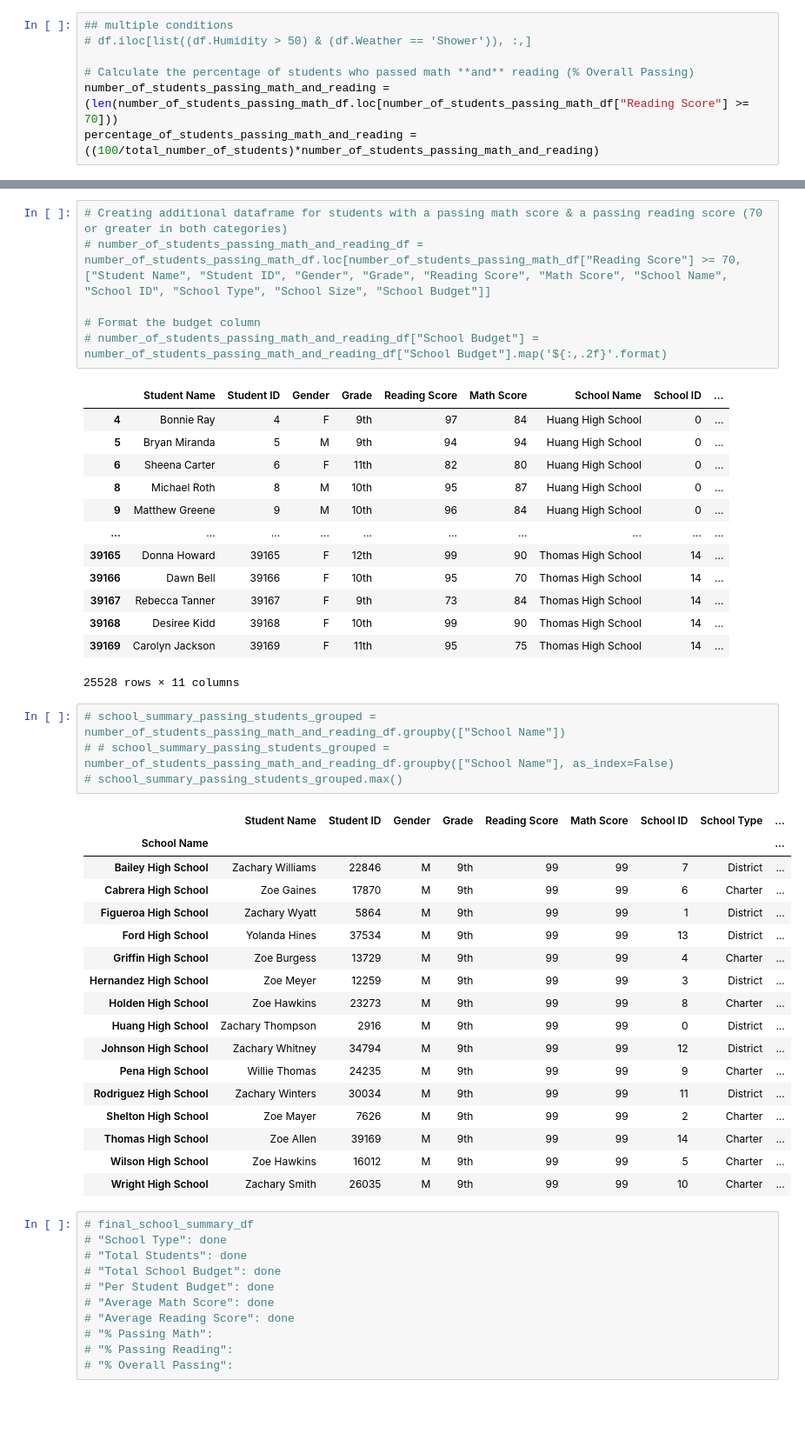
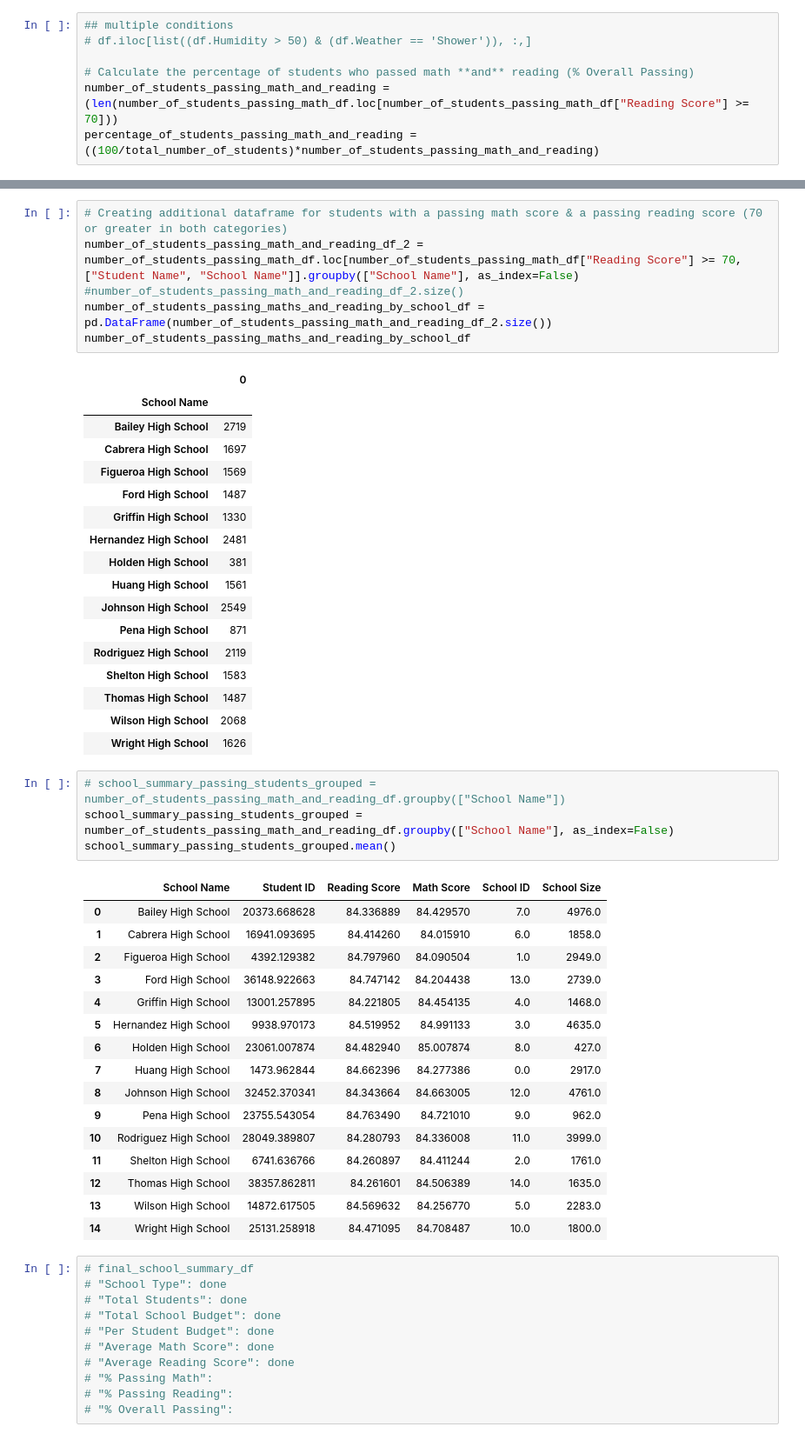
Before and after one commit to Carly-Jane/Pandas_Homework_Carly_Wieland, a Jupyter notebook: PyCitySchools/PyCitySchools_starter.ipynb, the cells around one changed output, grey strips where cells are left out. Shown at 87% size. Saved outputs shown, nothing was run; the diff lists cells and outputs as text; blank space fills up the shorter version.

```diff
--- a/PyCitySchools/PyCitySchools_starter.ipynb
+++ b/PyCitySchools/PyCitySchools_starter.ipynb
@@ -386,45 +387,48 @@ percentage_of_students_passing_math_and_reading = ((100/total_number_of_students
 # %%
 # Creating additional dataframe for students with a passing math score & a passing reading score (70 or greater in both categories)
-# number_of_students_passing_math_and_reading_df = number_of_students_passing_math_df.loc[number_of_students_passing_math_df["Reading Score"] >= 70, ["Student Name", "Student ID", "Gender", "Grade", "Reading Score", "Math Score", "School Name", "School ID", "School Type", "School Size", "School Budget"]]
-
-# Format the budget column
-# number_of_students_passing_math_and_reading_df["School Budget"] = number_of_students_passing_math_and_reading_df["School Budget"].map('${:,.2f}'.format)
+number_of_students_passing_math_and_reading_df_2 = number_of_students_passing_math_df.loc[number_of_students_passing_math_df["Reading Score"] >= 70, ["Student Name", "School Name"]].groupby(["School Name"], as_index=False)
+#number_of_students_passing_math_and_reading_df_2.size()
+number_of_students_passing_maths_and_reading_by_school_df = pd.DataFrame(number_of_students_passing_math_and_reading_df_2.size())
+number_of_students_passing_maths_and_reading_by_school_df
 # %% [output]
-|  | Student Name | Student ID | Gender | Grade | Reading Score | Math Score | School Name | School ID | ... |
-| 4 | Bonnie Ray | 4 | F | 9th | 97 | 84 | Huang High School | 0 | ... |
-| 5 | Bryan Miranda | 5 | M | 9th | 94 | 94 | Huang High School | 0 | ... |
-| 6 | Sheena Carter | 6 | F | 11th | 82 | 80 | Huang High School | 0 | ... |
-| 8 | Michael Roth | 8 | M | 10th | 95 | 87 | Huang High School | 0 | ... |
-| 9 | Matthew Greene | 9 | M | 10th | 96 | 84 | Huang High School | 0 | ... |
-| ... | ... | ... | ... | ... | ... | ... | ... | ... | ... |
-| 39165 | Donna Howard | 39165 | F | 12th | 99 | 90 | Thomas High School | 14 | ... |
-| 39166 | Dawn Bell | 39166 | F | 10th | 95 | 70 | Thomas High School | 14 | ... |
-| 39167 | Rebecca Tanner | 39167 | F | 9th | 73 | 84 | Thomas High School | 14 | ... |
-| 39168 | Desiree Kidd | 39168 | F | 10th | 99 | 90 | Thomas High School | 14 | ... |
-| 39169 | Carolyn Jackson | 39169 | F | 11th | 95 | 75 | Thomas High School | 14 | ... |
+|  | 0 |
+| School Name |  |
+| Bailey High School | 2719 |
+| Cabrera High School | 1697 |
+| Figueroa High School | 1569 |
+| Ford High School | 1487 |
+| Griffin High School | 1330 |
+| Hernandez High School | 2481 |
+| Holden High School | 381 |
+| Huang High School | 1561 |
+| Johnson High School | 2549 |
+| Pena High School | 871 |
+| Rodriguez High School | 2119 |
+| Shelton High School | 1583 |
+| Thomas High School | 1487 |
+| Wilson High School | 2068 |
+| Wright High School | 1626 |
-25528 rows × 11 columns
 # %%
 # school_summary_passing_students_grouped = number_of_students_passing_math_and_reading_df.groupby(["School Name"])
-# # school_summary_passing_students_grouped = number_of_students_passing_math_and_reading_df.groupby(["School Name"], as_index=False)
-# school_summary_passing_students_grouped.max()
+school_summary_passing_students_grouped = number_of_students_passing_math_and_reading_df.groupby(["School Name"], as_index=False)
+school_summary_passing_students_grouped.mean()
 # %% [output]
-|  | Student Name | Student ID | Gender | Grade | Reading Score | Math Score | School ID | School Type | ... |
-| School Name |  |  |  |  |  |  |  |  | ... |
-| Bailey High School | Zachary Williams | 22846 | M | 9th | 99 | 99 | 7 | District | ... |
-| Cabrera High School | Zoe Gaines | 17870 | M | 9th | 99 | 99 | 6 | Charter | ... |
-| Figueroa High School | Zachary Wyatt | 5864 | M | 9th | 99 | 99 | 1 | District | ... |
-| Ford High School | Yolanda Hines | 37534 | M | 9th | 99 | 99 | 13 | District | ... |
-| Griffin High School | Zoe Burgess | 13729 | M | 9th | 99 | 99 | 4 | Charter | ... |
-| Hernandez High School | Zoe Meyer | 12259 | M | 9th | 99 | 99 | 3 | District | ... |
-| Holden High School | Zoe Hawkins | 23273 | M | 9th | 99 | 99 | 8 | Charter | ... |
-| Huang High School | Zachary Thompson | 2916 | M | 9th | 99 | 99 | 0 | District | ... |
-| Johnson High School | Zachary Whitney | 34794 | M | 9th | 99 | 99 | 12 | District | ... |
-| Pena High School | Willie Thomas | 24235 | M | 9th | 99 | 99 | 9 | Charter | ... |
-| Rodriguez High School | Zachary Winters | 30034 | M | 9th | 99 | 99 | 11 | District | ... |
-| Shelton High School | Zoe Mayer | 7626 | M | 9th | 99 | 99 | 2 | Charter | ... |
-| Thomas High School | Zoe Allen | 39169 | M | 9th | 99 | 99 | 14 | Charter | ... |
-| Wilson High School | Zoe Hawkins | 16012 | M | 9th | 99 | 99 | 5 | Charter | ... |
-| Wright High School | Zachary Smith | 26035 | M | 9th | 99 | 99 | 10 | Charter | ... |
+|  | School Name | Student ID | Reading Score | Math Score | School ID | School Size |
+| 0 | Bailey High School | 20373.668628 | 84.336889 | 84.429570 | 7.0 | 4976.0 |
+| 1 | Cabrera High School | 16941.093695 | 84.414260 | 84.015910 | 6.0 | 1858.0 |
+| 2 | Figueroa High School | 4392.129382 | 84.797960 | 84.090504 | 1.0 | 2949.0 |
+| 3 | Ford High School | 36148.922663 | 84.747142 | 84.204438 | 13.0 | 2739.0 |
+| 4 | Griffin High School | 13001.257895 | 84.221805 | 84.454135 | 4.0 | 1468.0 |
+| 5 | Hernandez High School | 9938.970173 | 84.519952 | 84.991133 | 3.0 | 4635.0 |
+| 6 | Holden High School | 23061.007874 | 84.482940 | 85.007874 | 8.0 | 427.0 |
+| 7 | Huang High School | 1473.962844 | 84.662396 | 84.277386 | 0.0 | 2917.0 |
+| 8 | Johnson High School | 32452.370341 | 84.343664 | 84.663005 | 12.0 | 4761.0 |
+| 9 | Pena High School | 23755.543054 | 84.763490 | 84.721010 | 9.0 | 962.0 |
+| 10 | Rodriguez High School | 28049.389807 | 84.280793 | 84.336008 | 11.0 | 3999.0 |
+| 11 | Shelton High School | 6741.636766 | 84.260897 | 84.411244 | 2.0 | 1761.0 |
+| 12 | Thomas High School | 38357.862811 | 84.261601 | 84.506389 | 14.0 | 1635.0 |
+| 13 | Wilson High School | 14872.617505 | 84.569632 | 84.256770 | 5.0 | 2283.0 |
+| 14 | Wright High School | 25131.258918 | 84.471095 | 84.708487 | 10.0 | 1800.0 |
 # %%
 # final_school_summary_df
 # "School Type": done
```
Also changed, not shown: parts of 2 cells of this notebook.
